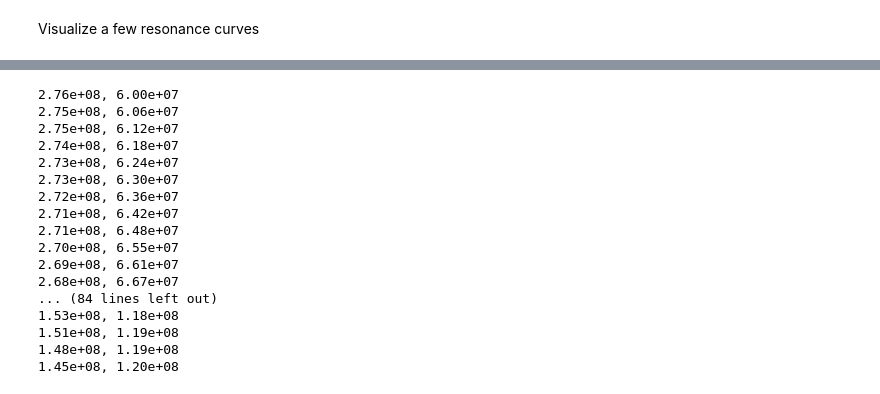
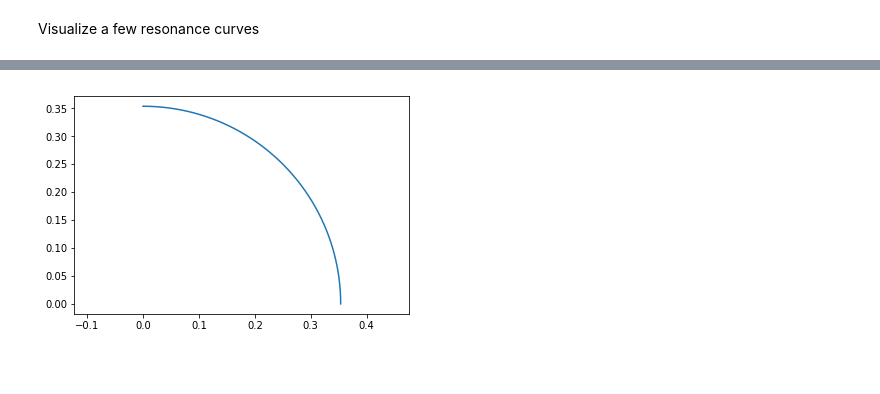
Before and after one commit to mshumko/mageis-microburst, a Jupyter notebook: notebooks/resonance_curves.ipynb, the cells around one changed output, grey strips where cells are left out. Saved outputs shown, nothing was run; the diff lists cells and outputs as text; code cells hidden in the pictures; blank space fills up the shorter version.

```diff
--- a/notebooks/resonance_curves.ipynb
+++ b/notebooks/resonance_curves.ipynb
@@ -92,22 +92,13 @@ plt.legend()
-# %%
-for i in range(len(pPerp)):
-    #print(pPerp[i], pParallel[i])
-    print('{0:0.2e}, {1:0.2e}'.format(vPerp[i], vParallel[i]))
-# %% [output]
-2.76e+08, 6.00e+07
-2.75e+08, 6.06e+07
-2.75e+08, 6.12e+07
-2.74e+08, 6.18e+07
-2.73e+08, 6.24e+07
-2.73e+08, 6.30e+07
-2.72e+08, 6.36e+07
-2.71e+08, 6.42e+07
-2.71e+08, 6.48e+07
-2.70e+08, 6.55e+07
-2.69e+08, 6.61e+07
-2.68e+08, 6.67e+07
-... (84 lines left out)
-1.53e+08, 1.18e+08
-1.51e+08, 1.19e+08
-1.48e+08, 1.19e+08
-1.45e+08, 1.20e+08
+# %%
+# Check that the velocity -> momentum mapping works
+
+v = 1E8 # m/s
+theta = np.linspace(0, np.pi/2)
+v1 = v*np.cos(theta)
+v2 = v*np.sin(theta)
+p1, p2 = p(v1, v2)
+
+plt.plot(p1, p2)
+plt.axes().set_aspect('equal', 'datalim')
+# %% [output]
+[figure, added]
```
Also changed, not shown: parts of 2 cells of this notebook, 2 other files.
